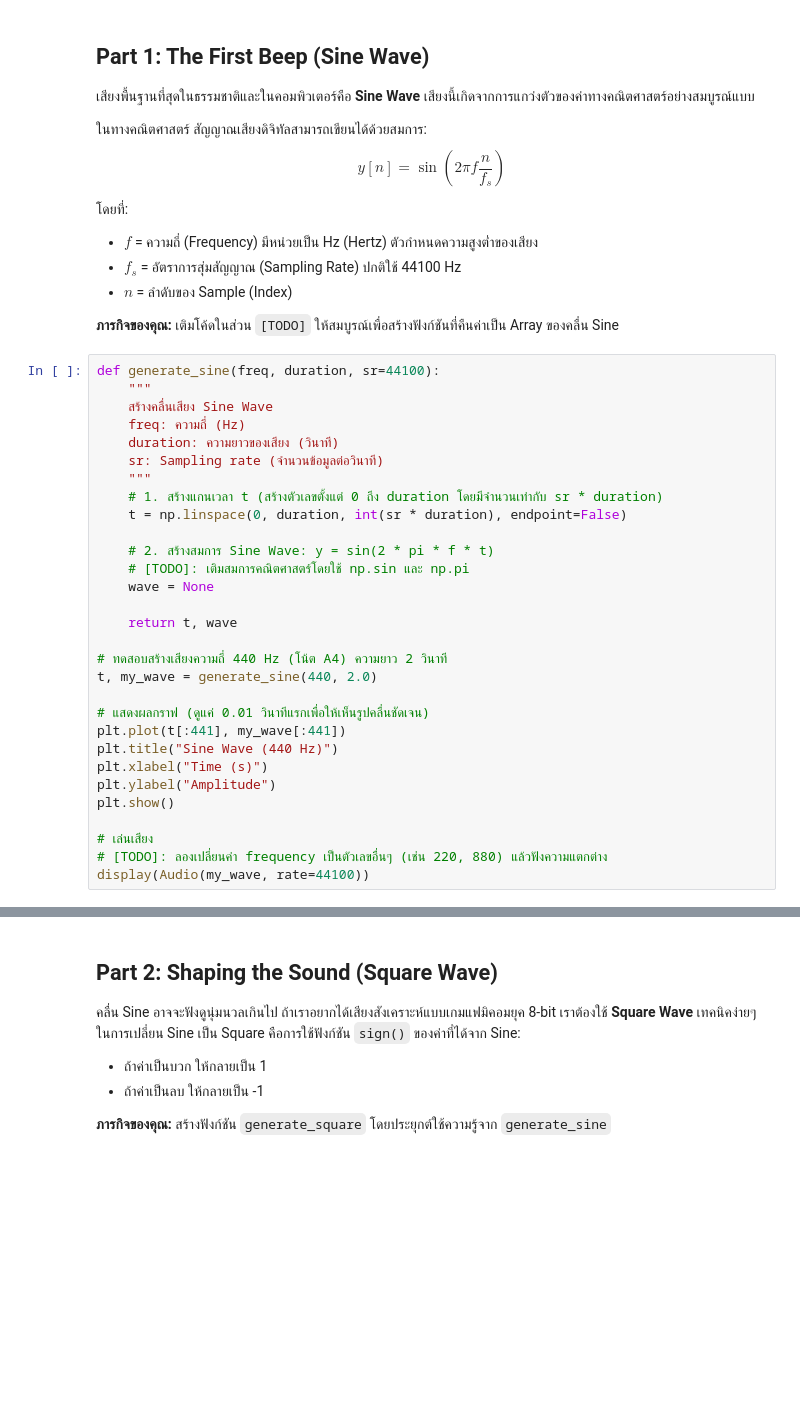
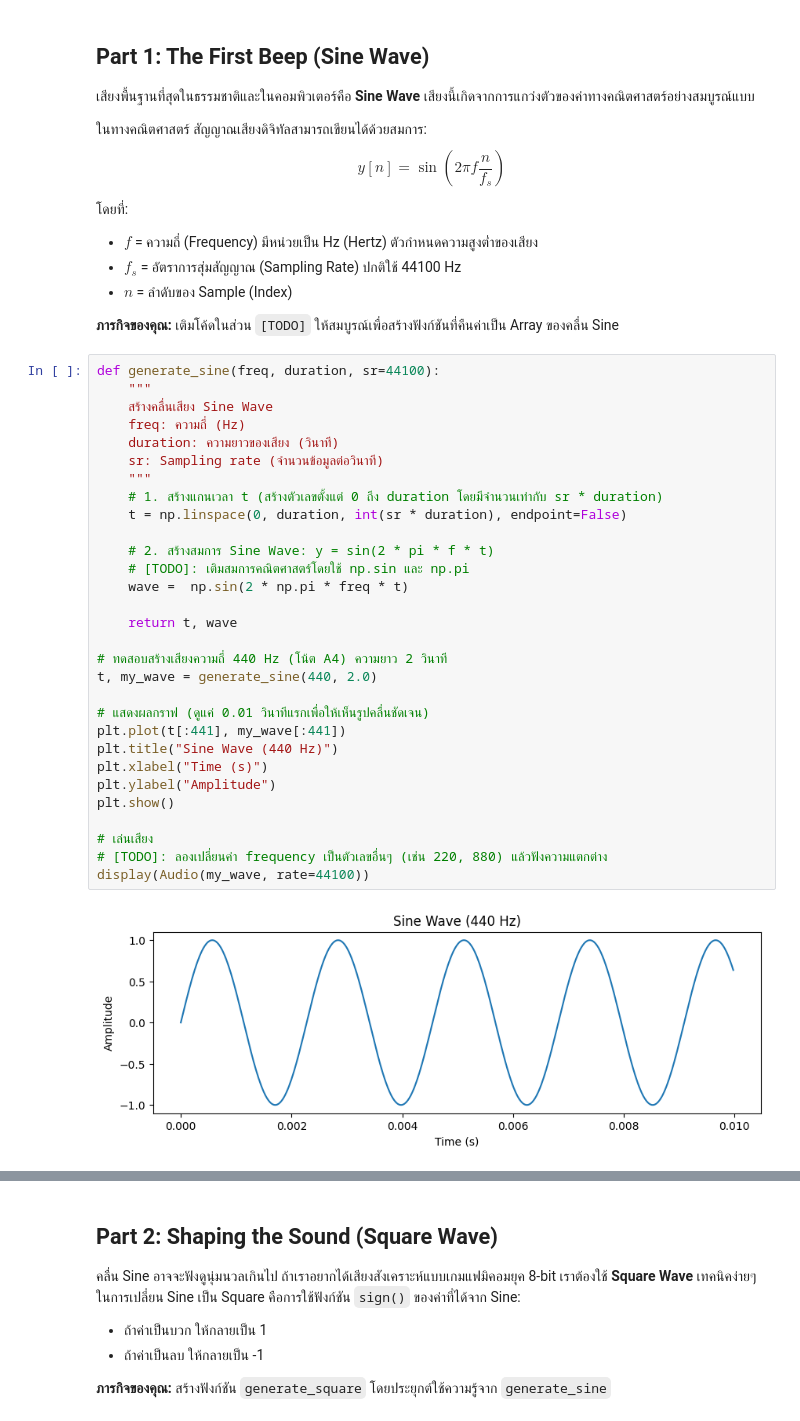
Before and after one commit to pppwrsth/DSP-Las, a Jupyter notebook: Lab2_67080502272.ipynb, the cells around one changed output, grey strips where cells are left out. Cells and saved outputs as stored; diff of their text form; blank space fills up the shorter version.

```diff
--- a/Lab2_67080502272.ipynb
+++ b/Lab2_67080502272.ipynb
@@ -35,30 +35,32 @@ $$y[n] = \sin\left(2\pi f \frac{n}{f_s}\right)$$
 # %%
 def generate_sine(freq, duration, sr=44100):
     """
     สร้างคลื่นเสียง Sine Wave
     freq: ความถี่ (Hz)
     duration: ความยาวของเสียง (วินาที)
     sr: Sampling rate (จำนวนข้อมูลต่อวินาที)
     """
     # 1. สร้างแกนเวลา t (สร้างตัวเลขตั้งแต่ 0 ถึง duration โดยมีจำนวนเท่ากับ sr * duration)
     t = np.linspace(0, duration, int(sr * duration), endpoint=False)
 
     # 2. สร้างสมการ Sine Wave: y = sin(2 * pi * f * t)
     # [TODO]: เติมสมการคณิตศาสตร์โดยใช้ np.sin และ np.pi
-    wave = None
+    wave =  np.sin(2 * np.pi * freq * t)
 
     return t, wave
 
 # ทดสอบสร้างเสียงความถี่ 440 Hz (โน้ต A4) ความยาว 2 วินาที
 t, my_wave = generate_sine(440, 2.0)
 
 # แสดงผลกราฟ (ดูแค่ 0.01 วินาทีแรกเพื่อให้เห็นรูปคลื่นชัดเจน)
 plt.plot(t[:441], my_wave[:441])
 plt.title("Sine Wave (440 Hz)")
 plt.xlabel("Time (s)")
 plt.ylabel("Amplitude")
 plt.show()
 
 # เล่นเสียง
 # [TODO]: ลองเปลี่ยนค่า frequency เป็นตัวเลขอื่นๆ (เช่น 220, 880) แล้วฟังความแตกต่าง
 display(Audio(my_wave, rate=44100))
+# %% [output]
+[figure, added]
```
Also changed, not shown: parts of 4 cells of this notebook.
